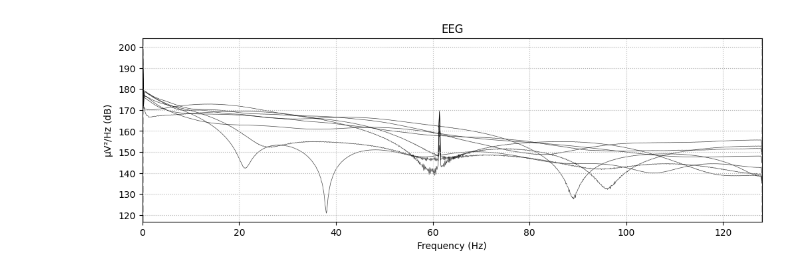
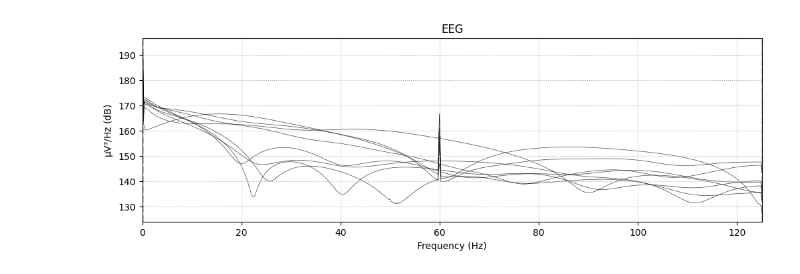
Before and after one commit to KyaMas/EyeSpy-AI, a Jupyter notebook: processing.ipynb, the cells around one changed output. Saved outputs shown, nothing was run; the diff lists cells and outputs as text; code cells hidden in the pictures.

```diff
--- a/processing.ipynb
+++ b/processing.ipynb
@@ -24,20 +32,21 @@ p_id = 'mytest3'
 # %%
 # load data from .csv file name 'combined_recording_##########.csv' from data/recordings folder, use columns 0-7, 17, 19
 data = pd.read_csv(f'data/training/{p_id}.csv', usecols=[0,1,2,3,4,5,6,7,18,20])
 
 # channel info (check electode placement/name and columsn in data)
 ch_names = ['CH1', 'CH2', 'CH3', 'CH4', 'CH5', 'CH6', 'CH7', 'CH8', 'Type', 'TimeStamp']
-sfreq = 256  # sampling frequency in Hz
+sfreq = 250  # sampling frequency in Hz
 
 # channel types (8 channels of EEG data and 2 for image type and stimulus time)
 ch_types = ['eeg'] * 8 + ['misc'] * 2
 
 # create info object and raw data object
 info = mne.create_info(ch_names, sfreq, ch_types=ch_types)
 raw = mne.io.RawArray(data.T, info)
 raw.plot_psd()
+plt.show()
 # %% [output]
-[figure, old version]
+[figure, new version]
 # %%
 # Preprocessing params
 
```
Also changed, not shown: parts of 18 cells of this notebook, 8 other files.
